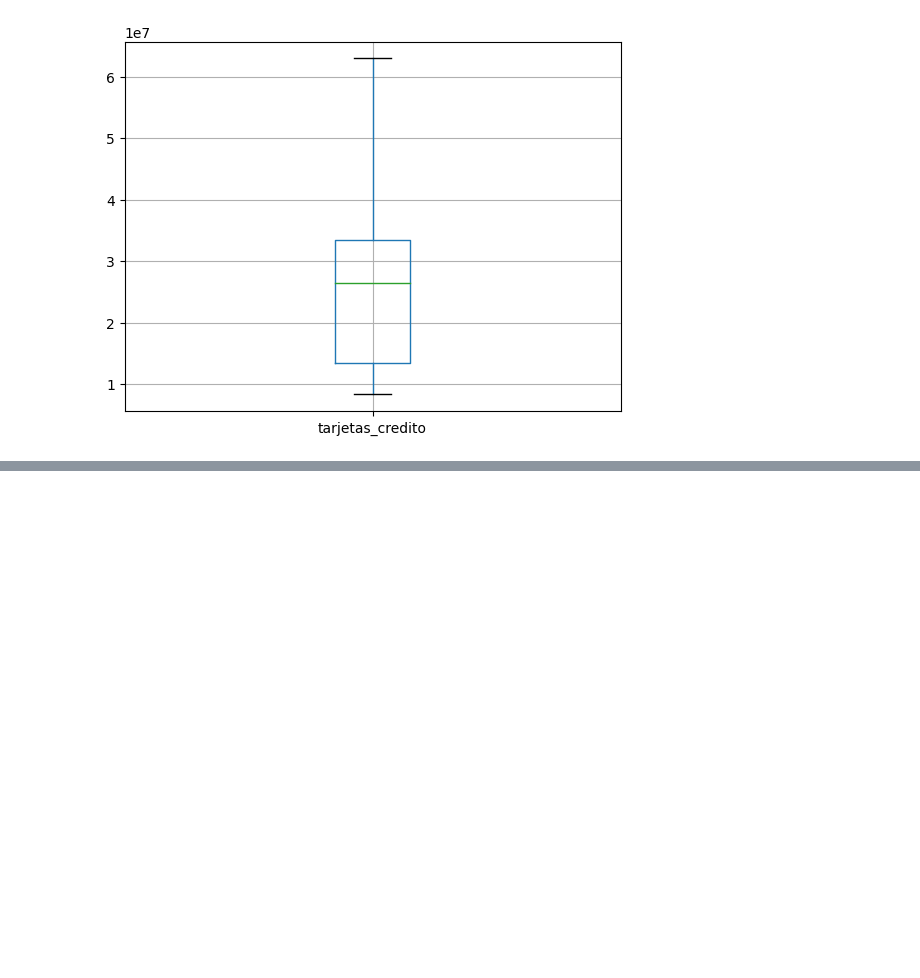
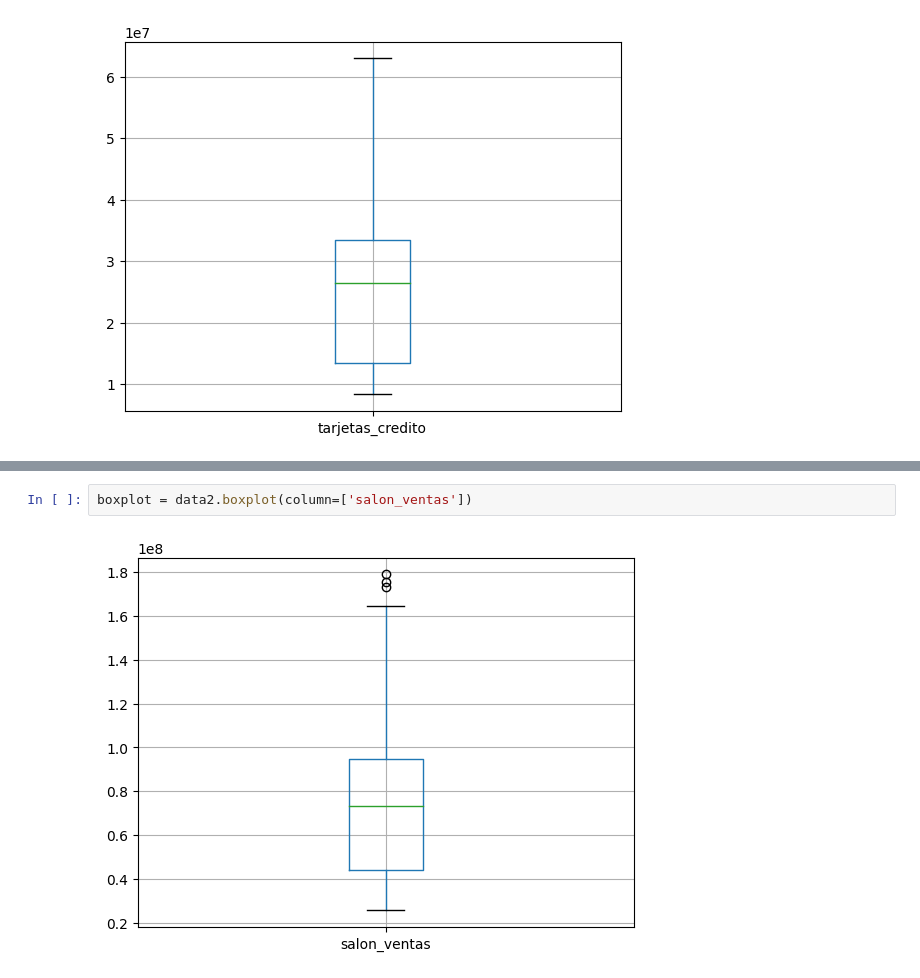
Before and after one commit to Ick3r/Actividad_3, a Jupyter notebook: Outliers.ipynb, the cells around one changed output, grey strips where cells are left out. Cells and saved outputs as stored; diff of their text form; blank space fills up the shorter version.

Commit message:
Ubicamos datos atipicos en 'salon_ventas'

```diff
--- a/Outliers.ipynb
+++ b/Outliers.ipynb
@@ -322,0 +346,4 @@ boxplot = data_clean_tarjetas_credito.boxplot(column=['tarjetas_credito'])
+# %%
+boxplot = data2.boxplot(column=['salon_ventas'])
+# %% [output]
+[figure, added]
```
Also changed, not shown: parts of 1 cell of this notebook.
